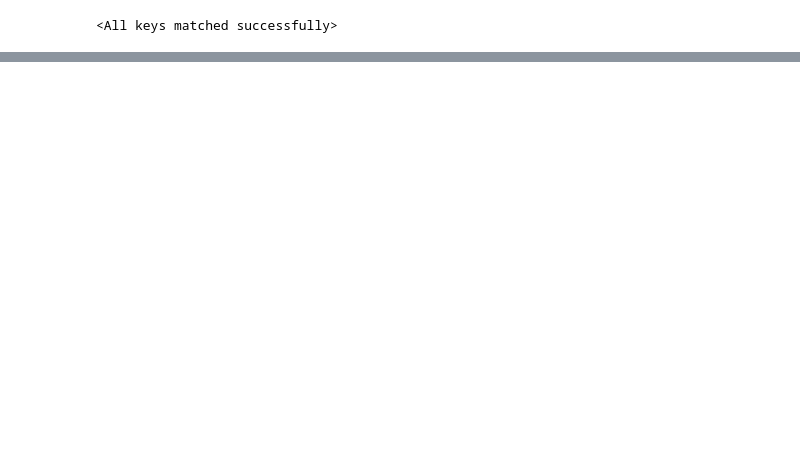
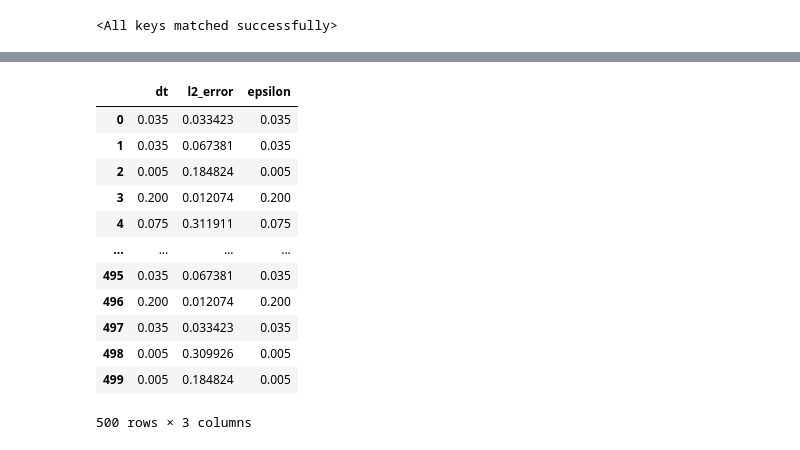
Before and after one commit to benedict-armstrong/FNO-for-Phase-Field-Dynamics, a Jupyter notebook: eval_ood.ipynb, the cells around one changed output, grey strips where cells are left out. Saved outputs shown, nothing was run; the diff lists cells and outputs as text; code cells hidden in the pictures; blank space fills up the shorter version.

```diff
--- a/eval_ood.ipynb
+++ b/eval_ood.ipynb
@@ -43,3 +84,19 @@ OOD relative L2 error (u_0 -> u(t=1.0)): 0.1605
+# %%
+errors
+# %% [output]
+|  | dt | l2_error | epsilon |
+| 0 | 0.035 | 0.033423 | 0.035 |
+| 1 | 0.035 | 0.067381 | 0.035 |
+| 2 | 0.005 | 0.184824 | 0.005 |
+| 3 | 0.200 | 0.012074 | 0.200 |
+| 4 | 0.075 | 0.311911 | 0.075 |
+| ... | ... | ... | ... |
+| 495 | 0.035 | 0.067381 | 0.035 |
+| 496 | 0.200 | 0.012074 | 0.200 |
+| 497 | 0.035 | 0.033423 | 0.035 |
+| 498 | 0.005 | 0.309926 | 0.005 |
+| 499 | 0.005 | 0.184824 | 0.005 |
+500 rows × 3 columns
 # %%
 time_pairs = [(0, 1), (0, 2), (0, 3), (0, 4)]
 dataset = (
```
Also changed, not shown: parts of 14 cells of this notebook, 7 other files.
